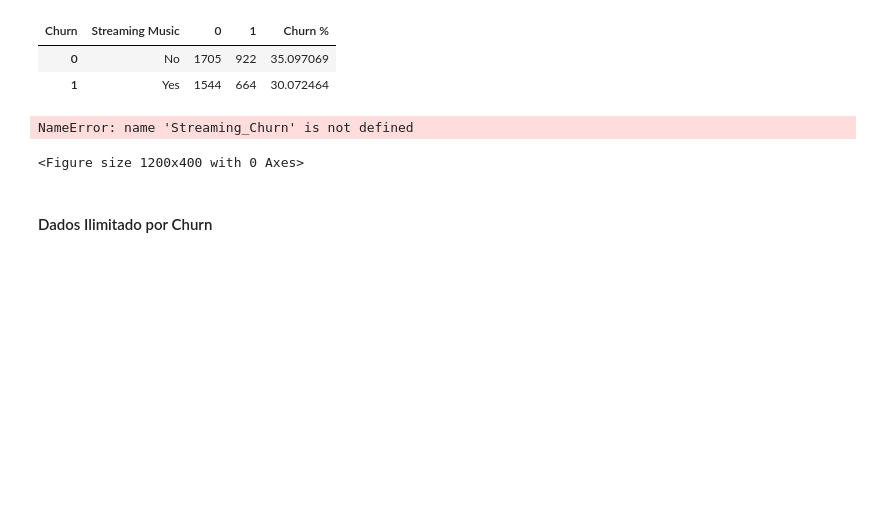
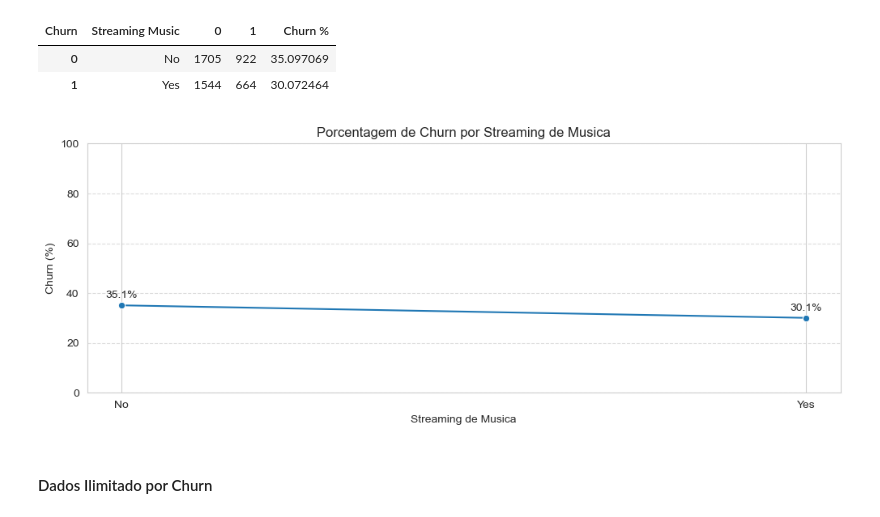
Before and after one commit to Passaret/Case-Churn, a Jupyter notebook: Customer_Churn_Prediction.ipynb, the cells around one changed output. Cells and saved outputs as stored; diff of their text form; code cells hidden in the pictures; blank space fills up the shorter version.

```diff
--- a/Customer_Churn_Prediction.ipynb
+++ b/Customer_Churn_Prediction.ipynb
@@ -1009,28 +1009,27 @@ Music_Churn
 # %%
 plt.figure(figsize=(12, 4))
 
-g = sns.lineplot(data=Streaming_Churn, x="Streaming Music", y="Churn %", marker="o")
+g = sns.lineplot(data=Music_Churn, x="Streaming Music", y="Churn %", marker="o")
 
 # Loop para colocar texto nos pontos
 texts = Music_Churn.apply(
     lambda row: g.text(
         row["Streaming Music"],
         row["Churn %"] + 3,
         f"{row['Churn %']:.1f}%",
         ha="center",
         fontsize=10,
     ),
     axis=1,
 )
 
 plt.title("Porcentagem de Churn por Streaming de Musica")
 plt.ylabel("Churn (%)")
 plt.xlabel("Streaming de Musica")
 plt.ylim(0, 100)
 plt.grid(axis="y", linestyle="--", alpha=0.7)
 # %% [output]
-NameError: name 'Streaming_Churn' is not defined
-<Figure size 1200x400 with 0 Axes>
+[figure, added]
 # %% [markdown]
 #### Dados Ilimitado por Churn
 # %%
```
Also changed, not shown: parts of 2 cells of this notebook.
